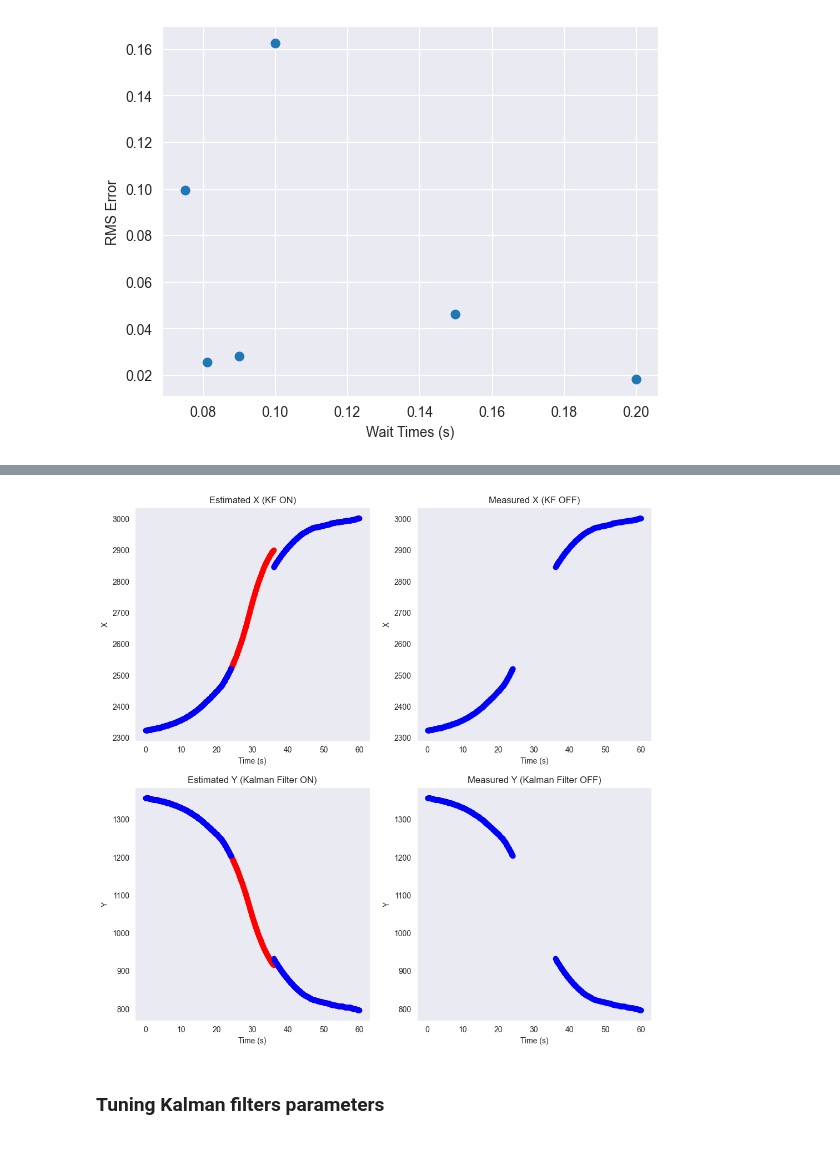
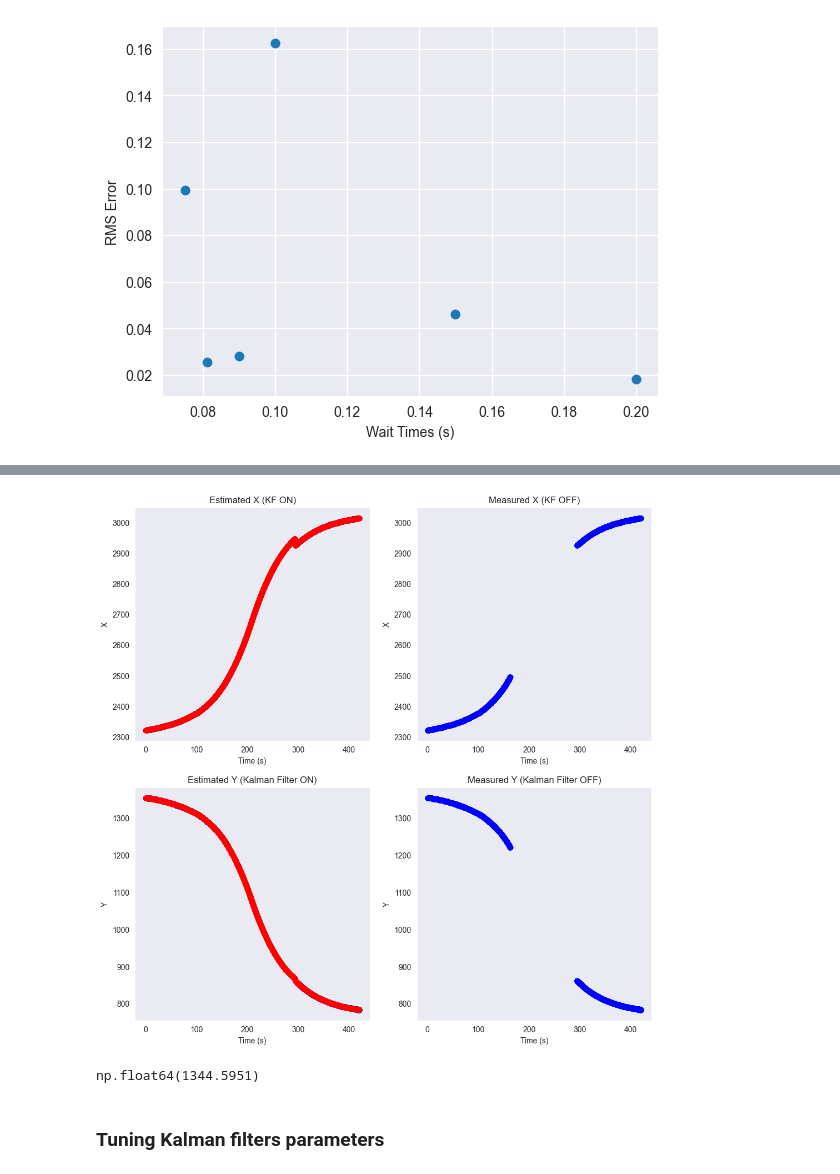
Before and after one commit to Bloodaxe90/Satellite_Tracking, a Jupyter notebook: notebooks/inference.ipynb, the cells around one changed output, grey strips where cells are left out. Saved outputs shown, nothing was run; the diff lists cells and outputs as text; code cells hidden in the pictures.

Commit message:
constant acceleration graphs

```diff
--- a/notebooks/inference.ipynb
+++ b/notebooks/inference.ipynb
@@ -725,16 +727,16 @@ Loaded noise_reduction_sine_ST0.09.04A_KF0_G120_E32_B2_R(3008, 2820)_S(1136, 0)_
 {0.1: np.float64(0.16257781810746974), 0.15: np.float64(0.04621669503809282), 0.2: np.float64(0.018208661417322837), 0.075: np.float64(0.09921335480135714), 0.08125: np.float64(0.02537133643629893), 0 ...
 [figure]
 # %%
-results = load_results(root_dir, "ca_tracking_large_break_.04A_T60KF1_G120_E32_B2_R(4144, 2820)_S(0, 0)_FSM0_MOU1e-06_MEU30_.csv", "2025-10-16")
+results = load_results(root_dir, "best_ca_tracking_large_break_.04A_T420KF1_G120_E32_B2_R(4144, 2820)_S(0, 0)_FSM0_MOU1e-06_MEU30_.csv", "2025-10-22")
 
 print(len(results))
 
 
-Q1 = results.quantile(0.25)
-Q3 = results.quantile(0.75)
-IQR = Q3 - Q1
-
-results = results[~((results < (Q1 - 1.5 * IQR)) | (results > (Q3 + 1.5 * IQR))).any(axis=1)]
+# Q1 = results.quantile(0.25)
+# Q3 = results.quantile(0.75)
+# IQR = Q3 - Q1
+#
+# results = results[~((results < (Q1 - 1.5 * IQR)) | (results > (Q3 + 1.5 * IQR))).any(axis=1)]
 fig, axis = plt.subplots(2, 1, figsize = (12, 12))
 ax1 = axis[0]
 ax1.scatter(results["measured_X"], results["measured_Y"],  color = "b")
@@ -759,38 +761,44 @@ Loaded ca_tracking_large_break_.04A_T60KF1_G120_E32_B2_R(4144, 2820)_S(0, 0)_FSM
 # %%
 fig, axis = plt.subplots(2, 2, figsize = (12, 12))
 
 ax1 = axis[0, 0]
-ax1.scatter(results["Time"], results["estimated_X"],  color = "r")
-ax1.scatter(results["Time"], results["measured_X"],  color = "b")
+min = 0
+max = -1
+ax1.scatter(np.array(results["Time"])[min:max], np.array(results["measured_X"])[min:max],  color = "b")
+ax1.scatter(np.array(results["Time"])[min:max], np.array(results["estimated_X"])[min:max],  color = "r")
 ax1.set_ylabel("X")
 ax1.set_xlabel("Time (s)")
 ax1.set_title("Estimated X (KF ON)")
 ax1.grid()
 
 ax2 = axis[0, 1]
-ax2.scatter(results["Time"], results["measured_X"],  color = "b")
+ax2.scatter(np.array(results["Time"])[min:max], np.array(results["measured_X"])[min:max],  color = "b")
 ax2.set_ylabel("X")
 ax2.set_xlabel("Time (s)")
 ax2.set_title("Measured X (KF OFF)")
 ax2.grid()
 
 ax3 = axis[1, 0]
-ax3.scatter(results["Time"], results["estimated_Y"],  color = "r")
-ax3.scatter(results["Time"], results["measured_Y"],  color = "b")
+ax3.scatter(np.array(results["Time"])[min:max], np.array(results["measured_Y"])[min:max],  color = "b")
+ax3.scatter(np.array(results["Time"])[min:max], np.array(results["estimated_Y"])[min:max],  color = "r")
 ax3.set_ylabel("Y")
 ax3.set_xlabel("Time (s)")
 ax3.set_title("Estimated Y (Kalman Filter ON)")
 ax3.grid()
 
 ax4 = axis[1, 1]
-ax4.scatter(results["Time"], results["measured_Y"],  color = "b")
+ax4.scatter(np.array(results["Time"])[min:max], np.array(results["measured_Y"])[min:max],  color = "b")
 ax4.set_ylabel("Y")
 ax4.set_xlabel("Time (s)")
 ax4.set_title("Measured Y (Kalman Filter OFF)")
 ax4.grid()
 plt.show()
 # %% [output]
-[figure, old version]
+[figure, new version]
+# %%
+np.array(results["estimated_Y"])[min:max].max()
+# %% [output]
+np.float64(1344.5951)
 # %% [markdown]
 ### Tuning Kalman filters parameters
 # %%
```
Also changed, not shown: parts of 2 cells of this notebook, 40 other files.
